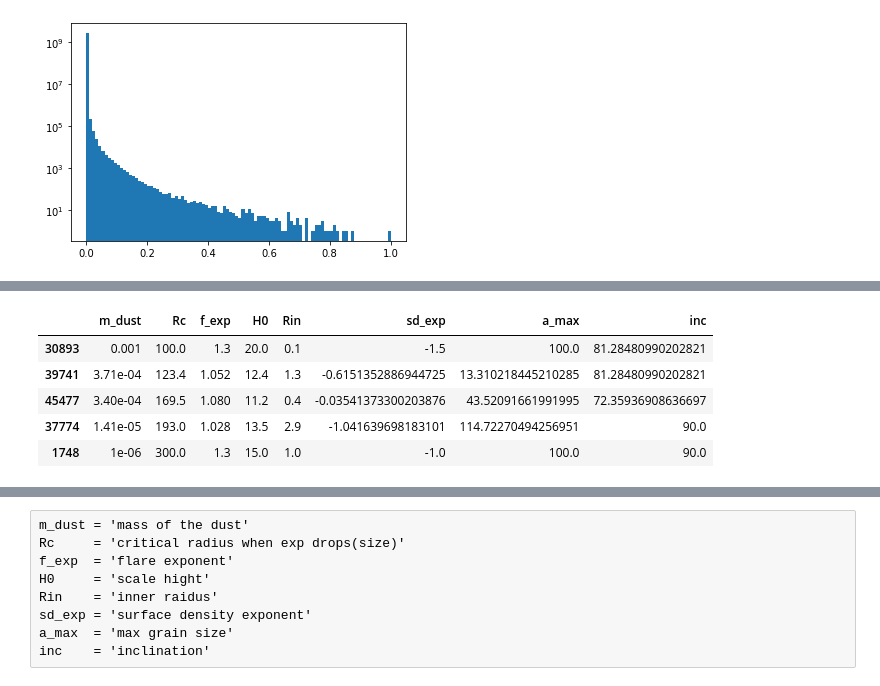
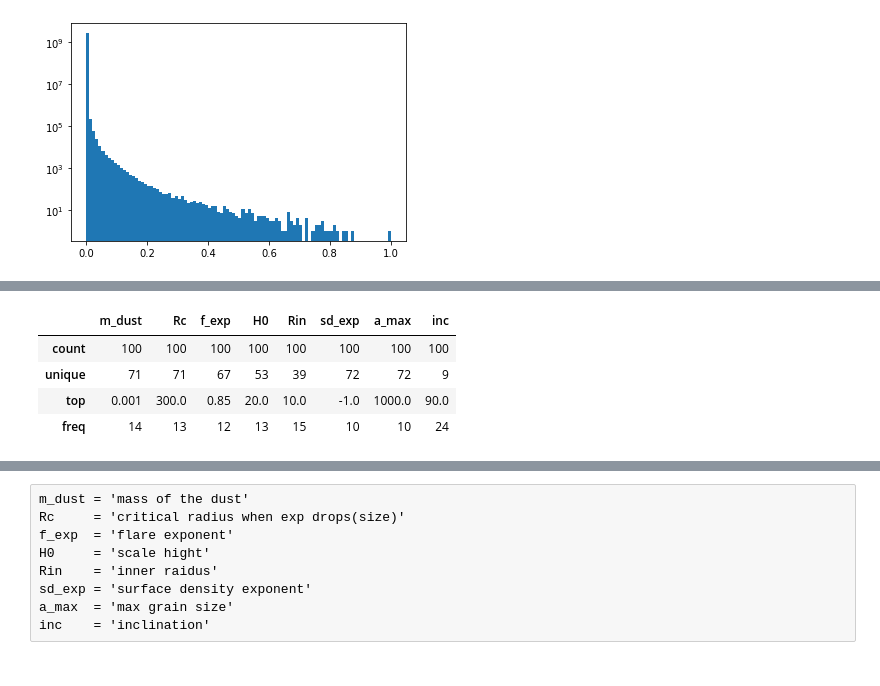
Before and after one commit to keflavich/PPDAE, a Jupyter notebook: notebooks/data_exploration.ipynb, the cells around one changed output, grey strips where cells are left out. Saved outputs shown, nothing was run; the diff lists cells and outputs as text; code cells hidden in the pictures.

```diff
--- a/notebooks/data_exploration.ipynb
+++ b/notebooks/data_exploration.ipynb
@@ -14,7 +14,8 @@ exa_root = '/home/jorgemarpa/data/'
 # %%
 meta = np.load('%s/imgs/PPD/param_arr_gridandfiller123.npy' % (exa_root))
 meta = pd.DataFrame(meta, columns=['m_dust', 'Rc', 'f_exp', 'H0',
-                                   'Rin', 'sd_exp', 'a_max', 'inc'])
+                                   'Rin', 'sd_exp', 'a_max', 'inc'],
+                    dtype=np.float32)
 meta.head()
 # %% [output]
 |  | m_dust | Rc | f_exp | H0 | Rin | sd_exp | a_max | inc |
@@ -124,12 +133,11 @@ plot_wall(imgs[idx])
 # %%
-meta.iloc[idx].head()
+meta.iloc[idx].describe()
 # %% [output]
 |  | m_dust | Rc | f_exp | H0 | Rin | sd_exp | a_max | inc |
-| 30893 | 0.001 | 100.0 | 1.3 | 20.0 | 0.1 | -1.5 | 100.0 | 81.28480990202821 |
-| 39741 | 3.71e-04 | 123.4 | 1.052 | 12.4 | 1.3 | -0.6151352886944725 | 13.310218445210285 | 81.28480990202821 |
-| 45477 | 3.40e-04 | 169.5 | 1.080 | 11.2 | 0.4 | -0.03541373300203876 | 43.52091661991995 | 72.35936908636697 |
-| 37774 | 1.41e-05 | 193.0 | 1.028 | 13.5 | 2.9 | -1.041639698183101 | 114.72270494256951 | 90.0 |
-| 1748 | 1e-06 | 300.0 | 1.3 | 15.0 | 1.0 | -1.0 | 100.0 | 90.0 |
+| count | 100 | 100 | 100 | 100 | 100 | 100 | 100 | 100 |
+| unique | 71 | 71 | 67 | 53 | 39 | 72 | 72 | 9 |
+| top | 0.001 | 300.0 | 0.85 | 20.0 | 10.0 | -1.0 | 1000.0 | 90.0 |
+| freq | 14 | 13 | 12 | 13 | 15 | 10 | 10 | 24 |
 # %%
 big = meta.query('m_dust == 0.001 and Rc == 300 and f_exp == 1.3 and H0 == 20').index.values
 print(meta.iloc[big].shape)
```
Also changed, not shown: parts of 9 cells of this notebook.
